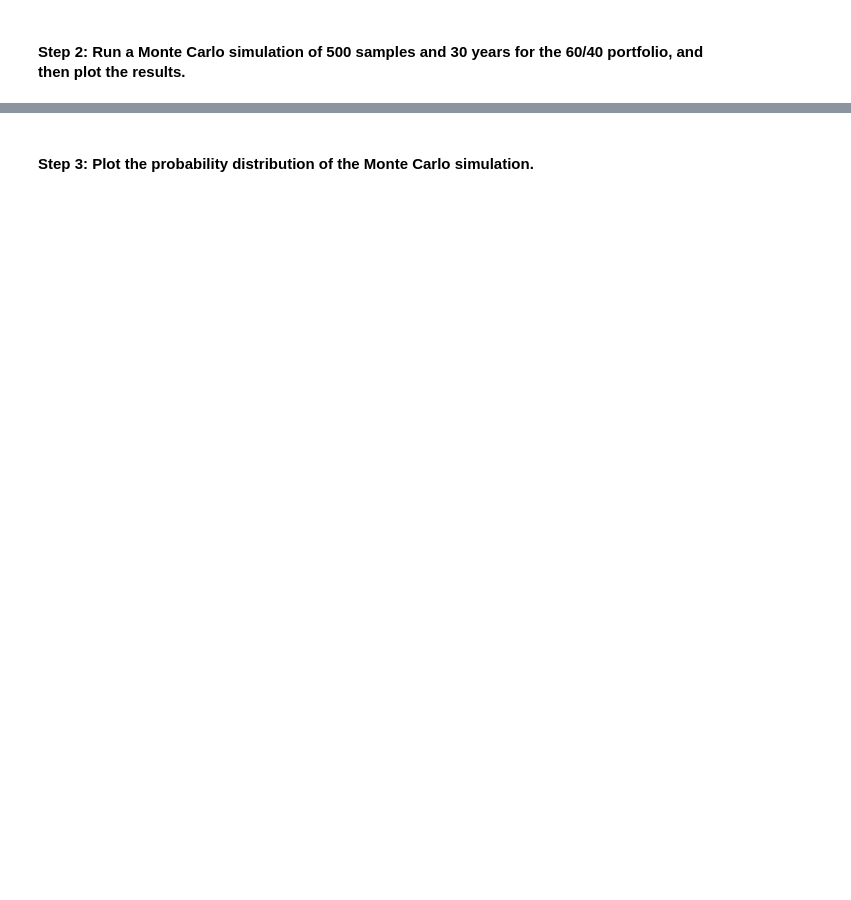
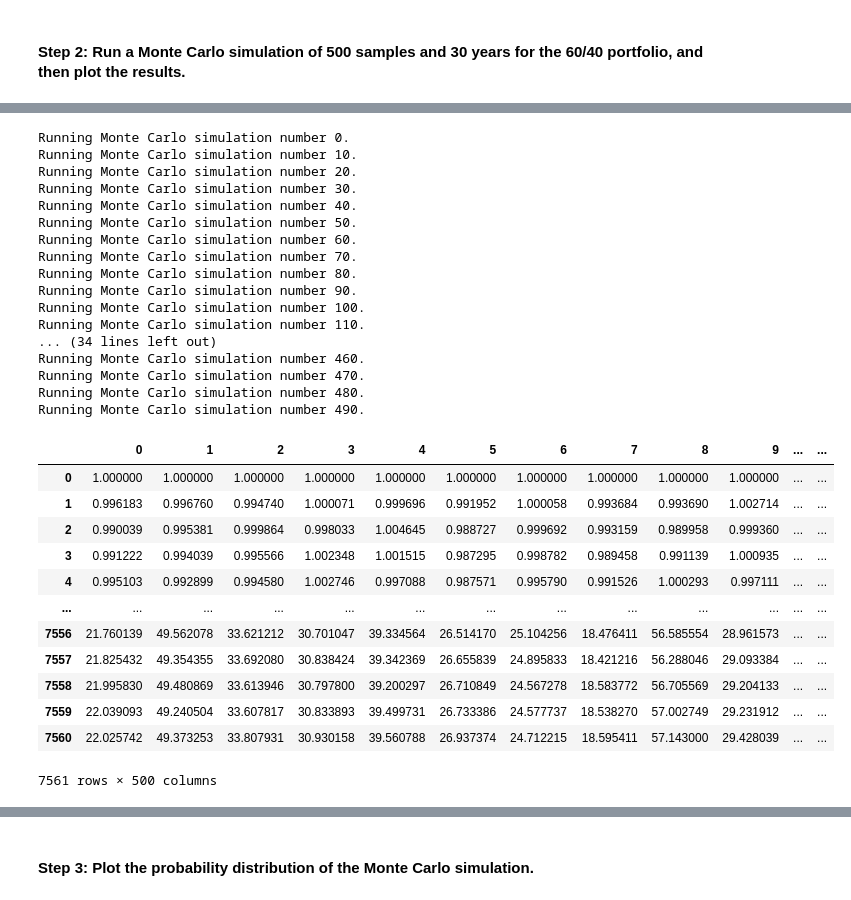
Before and after one commit to RyanRFelder/Module_5_Challenge, a Jupyter notebook: financial_planning_tools.ipynb, the cells around one changed output, grey strips where cells are left out. Drawn from its saved outputs; the diff is of its cells as text; code cells hidden in the pictures; blank space fills up the shorter version.

```diff
--- a/financial_planning_tools.ipynb
+++ b/financial_planning_tools.ipynb
@@ -464,6 +539,39 @@ In this section, you’ll use the MCForecastTools library to create a Monte Carl
 # %%
 # Run the Monte Carlo simulation to forecast 30 years cumulative returns
 # YOUR CODE HERE
+
+MC_weight.calc_cumulative_return()
+# %% [output]
+Running Monte Carlo simulation number 0.
+Running Monte Carlo simulation number 10.
+Running Monte Carlo simulation number 20.
+Running Monte Carlo simulation number 30.
+Running Monte Carlo simulation number 40.
+Running Monte Carlo simulation number 50.
+Running Monte Carlo simulation number 60.
+Running Monte Carlo simulation number 70.
+Running Monte Carlo simulation number 80.
+Running Monte Carlo simulation number 90.
+Running Monte Carlo simulation number 100.
+Running Monte Carlo simulation number 110.
+... (34 lines left out)
+Running Monte Carlo simulation number 460.
+Running Monte Carlo simulation number 470.
+Running Monte Carlo simulation number 480.
+Running Monte Carlo simulation number 490.
+|  | 0 | 1 | 2 | 3 | 4 | 5 | 6 | 7 | 8 | 9 | ... | ... |
+| 0 | 1.000000 | 1.000000 | 1.000000 | 1.000000 | 1.000000 | 1.000000 | 1.000000 | 1.000000 | 1.000000 | 1.000000 | ... | ... |
+| 1 | 0.996183 | 0.996760 | 0.994740 | 1.000071 | 0.999696 | 0.991952 | 1.000058 | 0.993684 | 0.993690 | 1.002714 | ... | ... |
+| 2 | 0.990039 | 0.995381 | 0.999864 | 0.998033 | 1.004645 | 0.988727 | 0.999692 | 0.993159 | 0.989958 | 0.999360 | ... | ... |
+| 3 | 0.991222 | 0.994039 | 0.995566 | 1.002348 | 1.001515 | 0.987295 | 0.998782 | 0.989458 | 0.991139 | 1.000935 | ... | ... |
+| 4 | 0.995103 | 0.992899 | 0.994580 | 1.002746 | 0.997088 | 0.987571 | 0.995790 | 0.991526 | 1.000293 | 0.997111 | ... | ... |
+| ... | ... | ... | ... | ... | ... | ... | ... | ... | ... | ... | ... | ... |
+| 7556 | 21.760139 | 49.562078 | 33.621212 | 30.701047 | 39.334564 | 26.514170 | 25.104256 | 18.476411 | 56.585554 | 28.961573 | ... | ... |
+| 7557 | 21.825432 | 49.354355 | 33.692080 | 30.838424 | 39.342369 | 26.655839 | 24.895833 | 18.421216 | 56.288046 | 29.093384 | ... | ... |
+| 7558 | 21.995830 | 49.480869 | 33.613946 | 30.797800 | 39.200297 | 26.710849 | 24.567278 | 18.583772 | 56.705569 | 29.204133 | ... | ... |
+| 7559 | 22.039093 | 49.240504 | 33.607817 | 30.833893 | 39.499731 | 26.733386 | 24.577737 | 18.538270 | 57.002749 | 29.231912 | ... | ... |
+| 7560 | 22.025742 | 49.373253 | 33.807931 | 30.930158 | 39.560788 | 26.937374 | 24.712215 | 18.595411 | 57.143000 | 29.428039 | ... | ... |
+7561 rows × 500 columns
 # %%
 # Visualize the 30-year Monte Carlo simulation by creating an
 # overlay line plot
```
Also changed, not shown: parts of 13 cells of this notebook.
